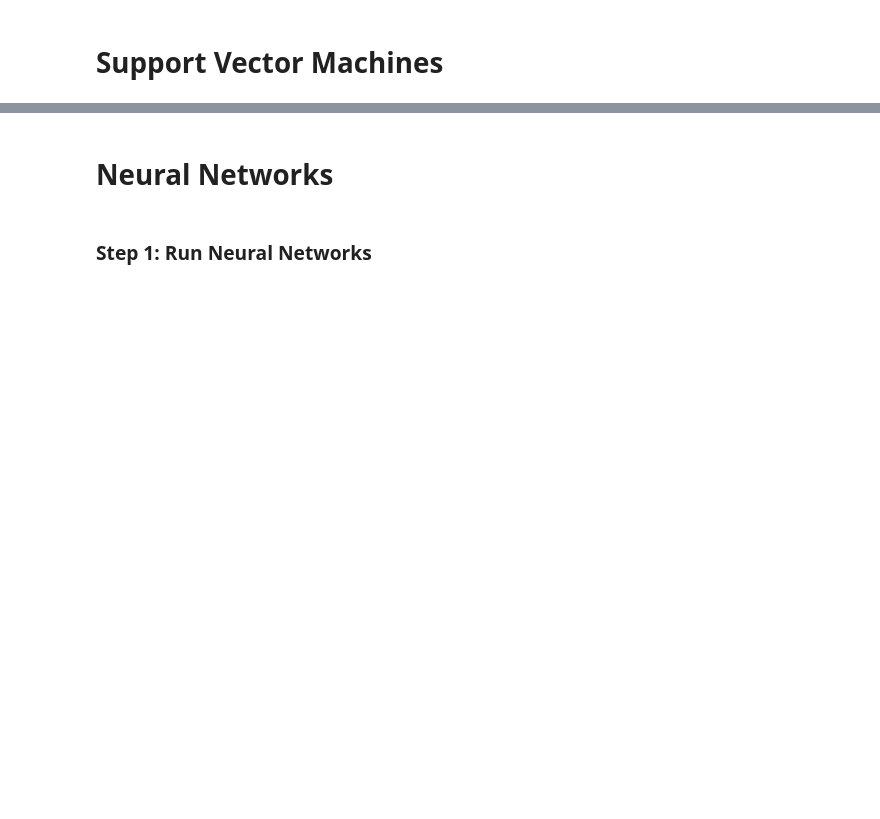
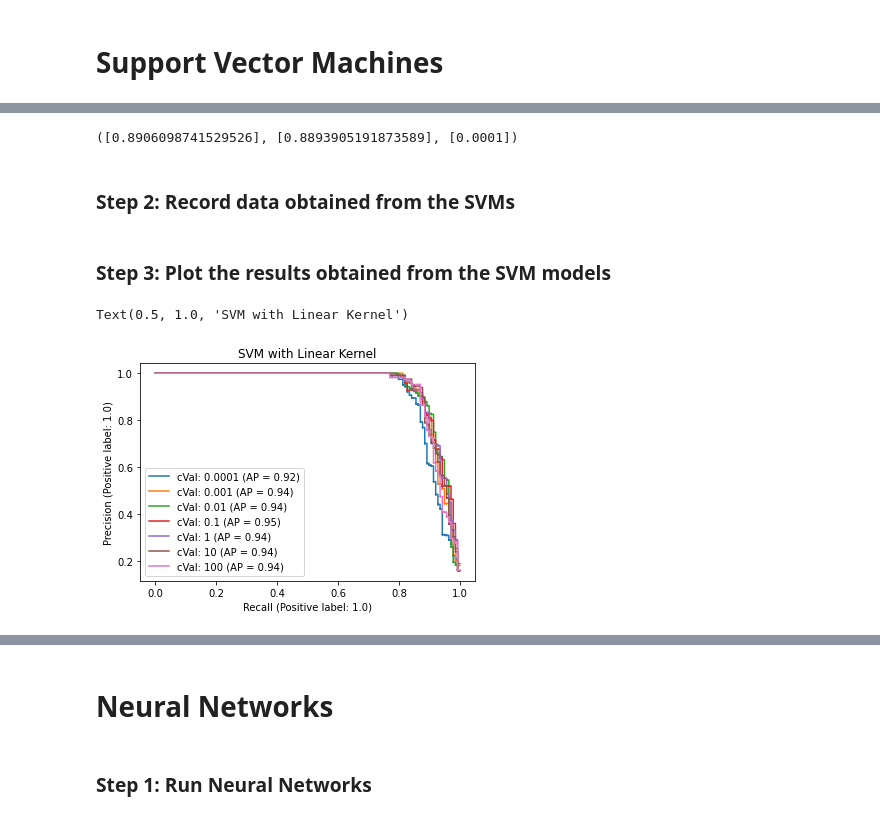
Before and after one commit to HermanLin/credit-card-fraud-detection, a Jupyter notebook: Credit Card Fraud Detection.ipynb, the cells around one changed output, grey strips where cells are left out. Saved outputs shown, nothing was run; the diff lists cells and outputs as text; code cells hidden in the pictures; blank space fills up the shorter version.

```diff
--- a/Credit Card Fraud Detection.ipynb
+++ b/Credit Card Fraud Detection.ipynb
@@ -181,5 +174,2 @@ print(X_scale)
 # %% [markdown]
 ### Step 2: Create and run the logistic regression model
-# %%
-# Perform Logisitic Regression with no Regularization
-accs_c,confusion_matrices, class_reports = sklearn_model(X_train, y_train, X_test, y_test, 0, 100000000, 10000)
@@ -276,0 +348,6 @@ Accuracy on test data = 0.861174
+# %%
+svm_linear_results[0][0]
+# %% [output]
+([0.8906098741529526], [0.8893905191873589], [0.0001])
+# %% [markdown]
+### Step 2: Record data obtained from the SVMs
@@ -276,0 +398,10 @@ Accuracy on test data = 0.861174
+# %% [markdown]
+### Step 3: Plot the results obtained from the SVM models
+# %%
+# linear kernel
+for model in svm_linear_results:
+    plot_precision_recall_curve(model[3], X_test, y_test, ax=plt.gca(), name='cVal: {}'.format(model[0][2][0]))
+plt.title("SVM with Linear Kernel")
+# %% [output]
+Text(0.5, 1.0, 'SVM with Linear Kernel')
+[figure, added]
```
Also changed, not shown: parts of 32 cells of this notebook.
